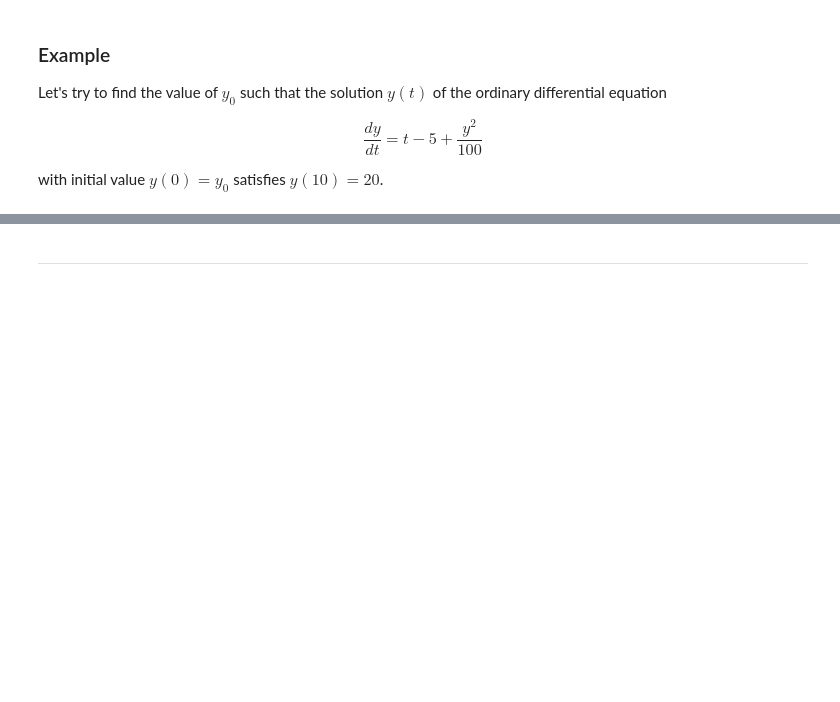
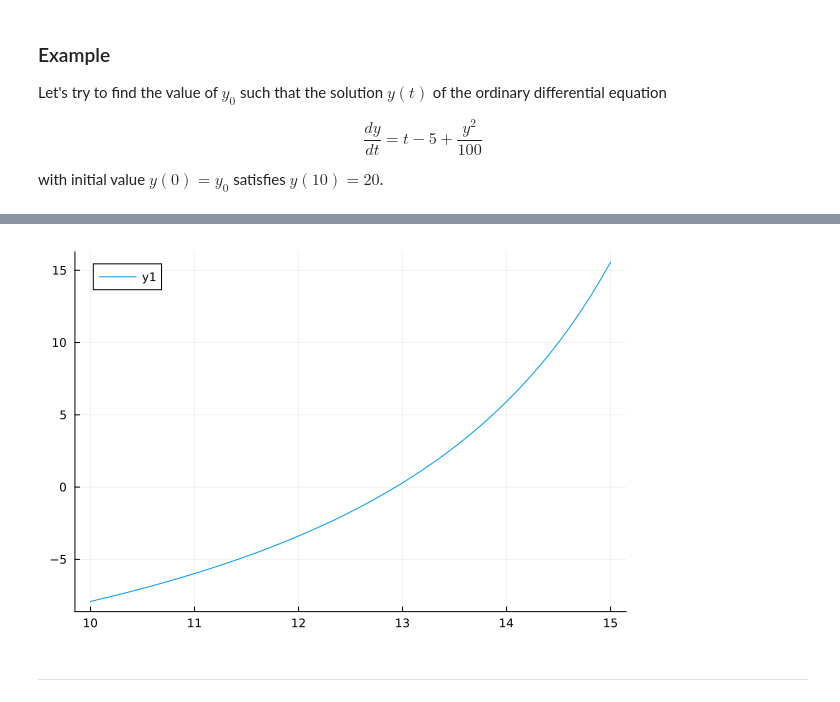
Before and after one commit to ApolloTheApollo/20262-lecture-notes, a Jupyter notebook: chapter03/Section 3.2 - Bisection method.ipynb, the cells around one changed output, grey strips where cells are left out. Drawn from its saved outputs; the diff is of its cells as text; code cells hidden in the pictures; blank space fills up the shorter version.

```diff
--- a/chapter03/Section 3.2 - Bisection method.ipynb
+++ b/chapter03/Section 3.2 - Bisection method.ipynb
@@ -93,3 +197,7 @@ plot!()
+# %%
+plot(f, 10.0, 15.0)
+# %% [output]
+[figure, added]
 # %% [markdown]
 ---
 # %% [markdown]
```
Also changed, not shown: parts of 16 cells of this notebook, 1 other file.
